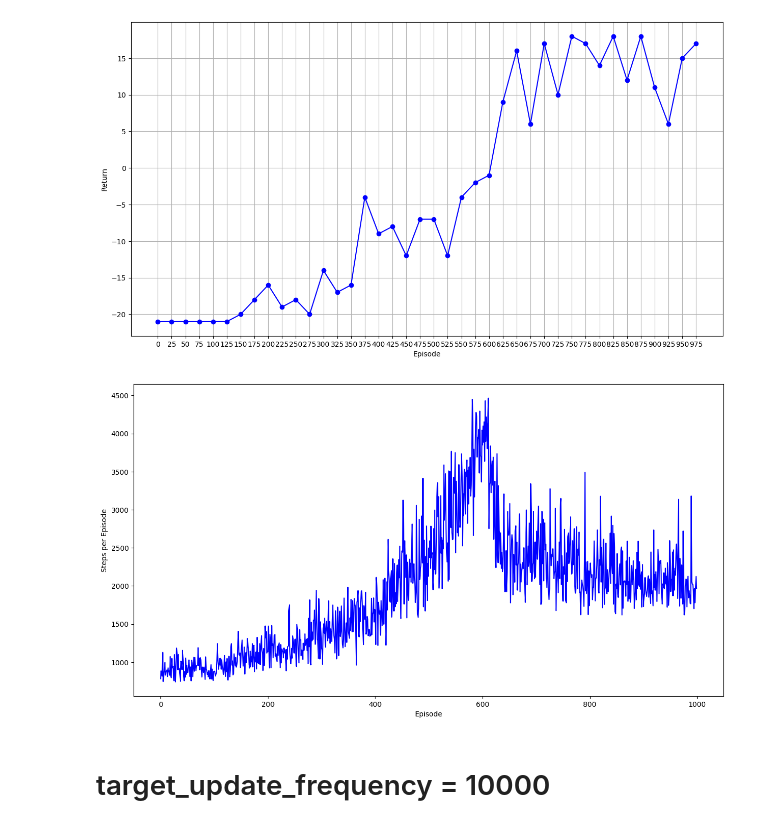
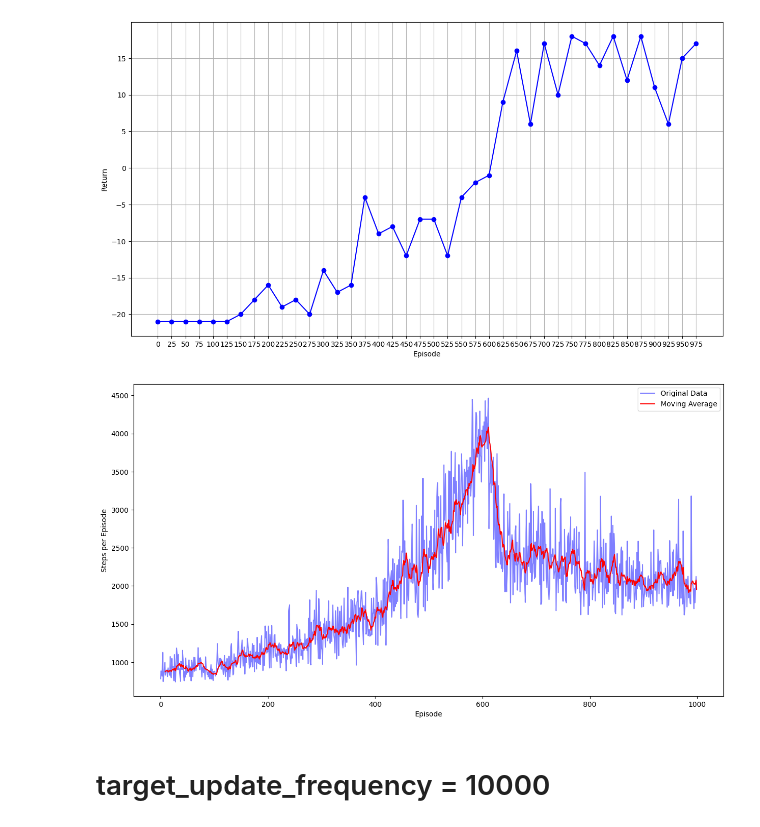
Before and after one commit to MaxCHENGLONG/RL-Project-1RT747-UU, a Jupyter notebook: plot.ipynb, the cells around one changed output. Cells and saved outputs as stored; diff of their text form; code cells hidden in the pictures.

```diff
--- a/plot.ipynb
+++ b/plot.ipynb
@@ -229,27 +249,37 @@ ax.set_xticks(episodes)  # 设置刻度在每25个episodes
 plt.show()
 # %% [output]
 [figure]
-# %%
-import numpy as np
-import matplotlib.pyplot as plt
-
-# 加载.npy文件
-data = np.load('episode_length5000.npy')  # 请将路径修改为实际文件的路径
-
-# 创建图形和轴对象
-fig, ax = plt.subplots(figsize=(15, 8))  # 调整图像尺寸以匹配上传的图形大小
-
-# 绘图
-ax.plot(data, linestyle='-', color='blue')
-#ax.set_title('Steps per Episode over 1000 Episodes')
-ax.set_xlabel('Episode')
-ax.set_ylabel('Steps per Episode')
-#ax.grid(True)  # 显示网格
-
-# 显示图形
-plt.show()
-# %% [output]
-[figure, removed]
+# %%
+import numpy as np
+import matplotlib.pyplot as plt
+
+# Load the .npy file
+data = np.load('episode_length5000.npy')  # Update the path to the actual file location
+
+# Calculate moving average with a window size of 50 (you can adjust this value)
+window_size = 10
+moving_avg = np.convolve(data, np.ones(window_size)/window_size, mode='valid')
+
+# Create a figure and an axis object
+fig, ax = plt.subplots(figsize=(15, 8))  # Adjust figure size to match your needs
+
+# Plot original data
+ax.plot(data, linestyle='-', color='blue', alpha=0.5, label='Original Data')  # Semi-transparent original data
+
+# Plot moving average data
+ax.plot(range(window_size-1, len(moving_avg)+window_size-1), moving_avg, linestyle='-', color='red', label='Moving Average')
+
+# Set plot titles and labels
+ax.set_xlabel('Episode')
+ax.set_ylabel('Steps per Episode')
+#ax.set_title('Steps per Episode with Moving Average')  # Optional: adding a title
+#ax.grid(True)  # Show grid
+ax.legend()  # Show legend to differentiate lines
+
+# Display the plot
+plt.show()
+# %% [output]
+[figure, added]
 # %% [markdown]
 # target_update_frequency = 10000
 # %%
```
Also changed, not shown: parts of 6 cells of this notebook, 2 other files.
